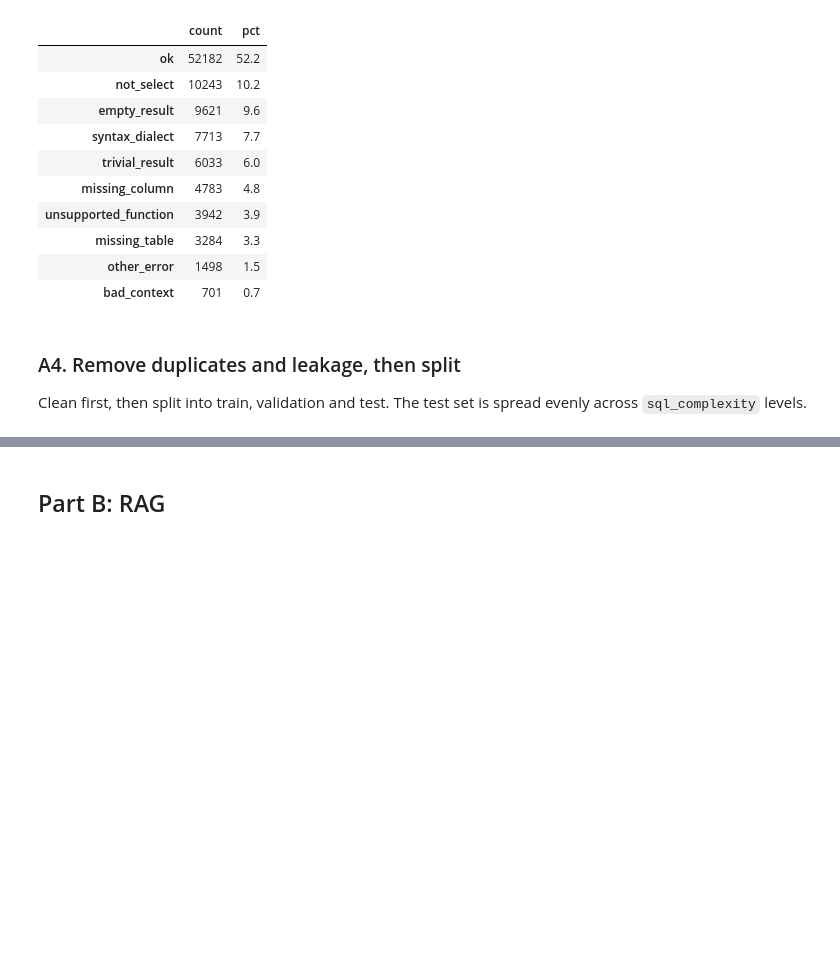
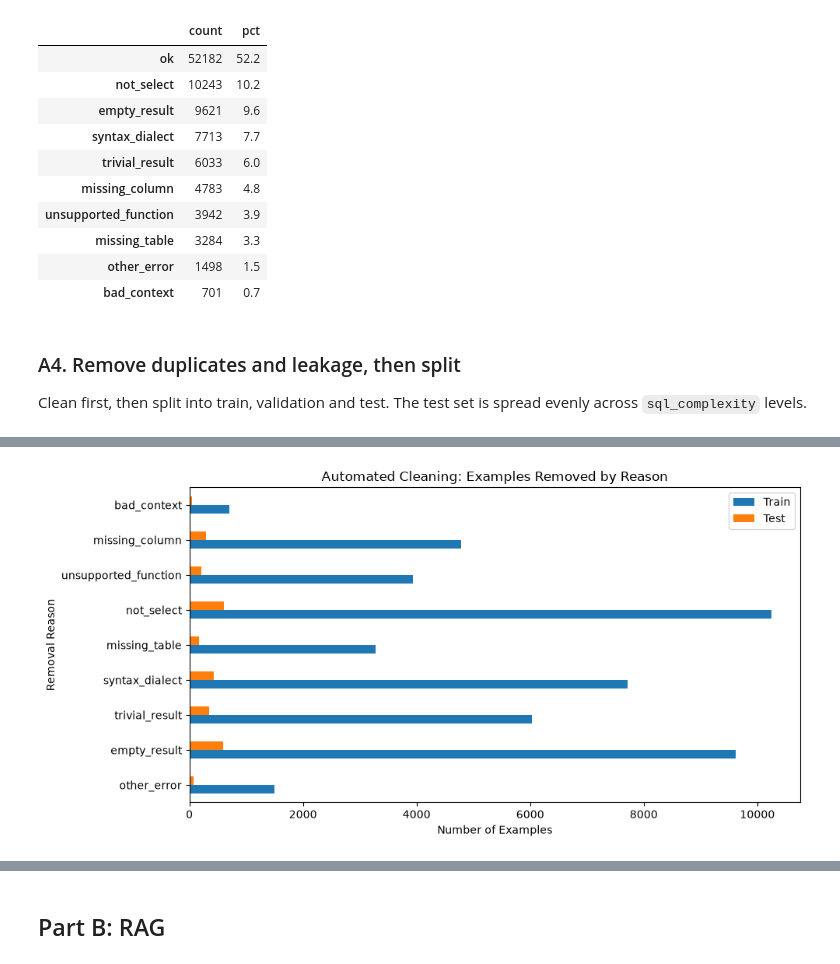
Before and after one commit to Pappu-Meghana-Sharma/p05-text-to-sql-analyst, a Jupyter notebook: p05_clean_and_rag.ipynb, the cells around one changed output, grey strips where cells are left out. Saved outputs shown, nothing was run; the diff lists cells and outputs as text; code cells hidden in the pictures; blank space fills up the shorter version.

```diff
--- a/p05_clean_and_rag.ipynb
+++ b/p05_clean_and_rag.ipynb
@@ -277,0 +309,14 @@ saved ID files and filter_report.json
+# %%
+removal_counts = pd.DataFrame({
+    "Train": Counter(r for r in train_checks.values() if r != "ok"),
+    "Test": Counter(r for r in test_checks.values() if r != "ok"),
+}).fillna(0).astype(int)
+
+removal_counts.plot(kind="barh", figsize=(10, 5))
+plt.xlabel("Number of Examples")
+plt.ylabel("Removal Reason")
+plt.title("Automated Cleaning: Examples Removed by Reason")
+plt.tight_layout()
+plt.show()
+# %% [output]
+[figure, added]
```
Also changed, not shown: parts of 33 cells of this notebook, 38 other files.
